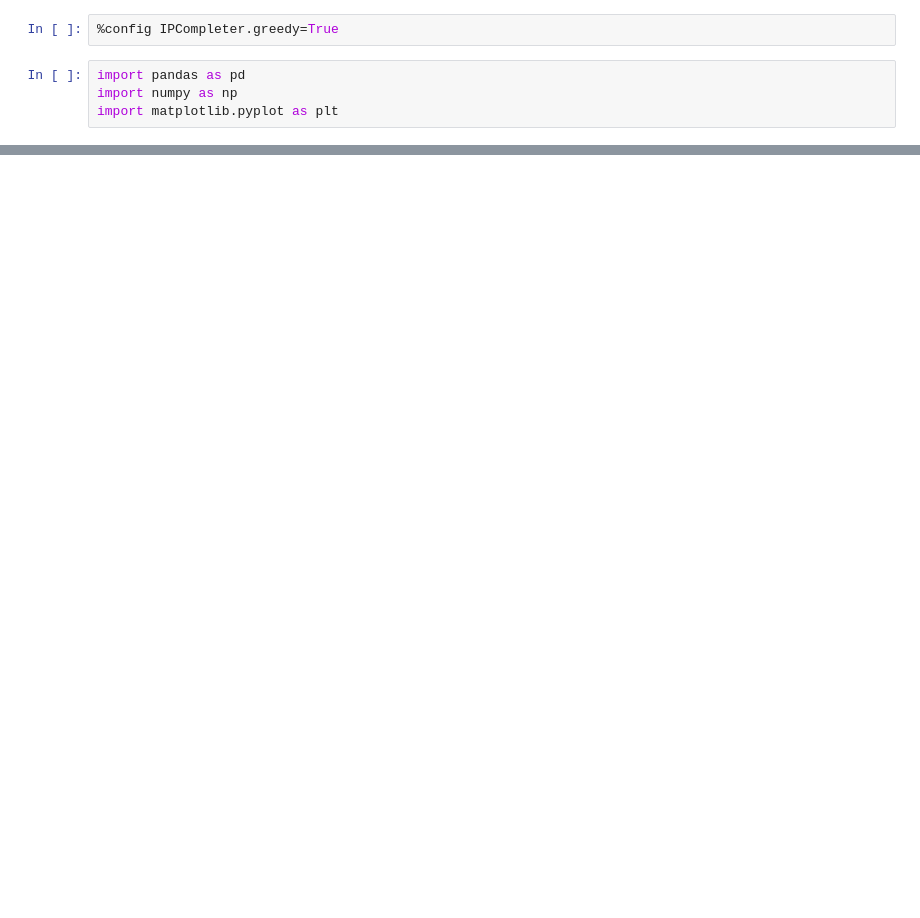
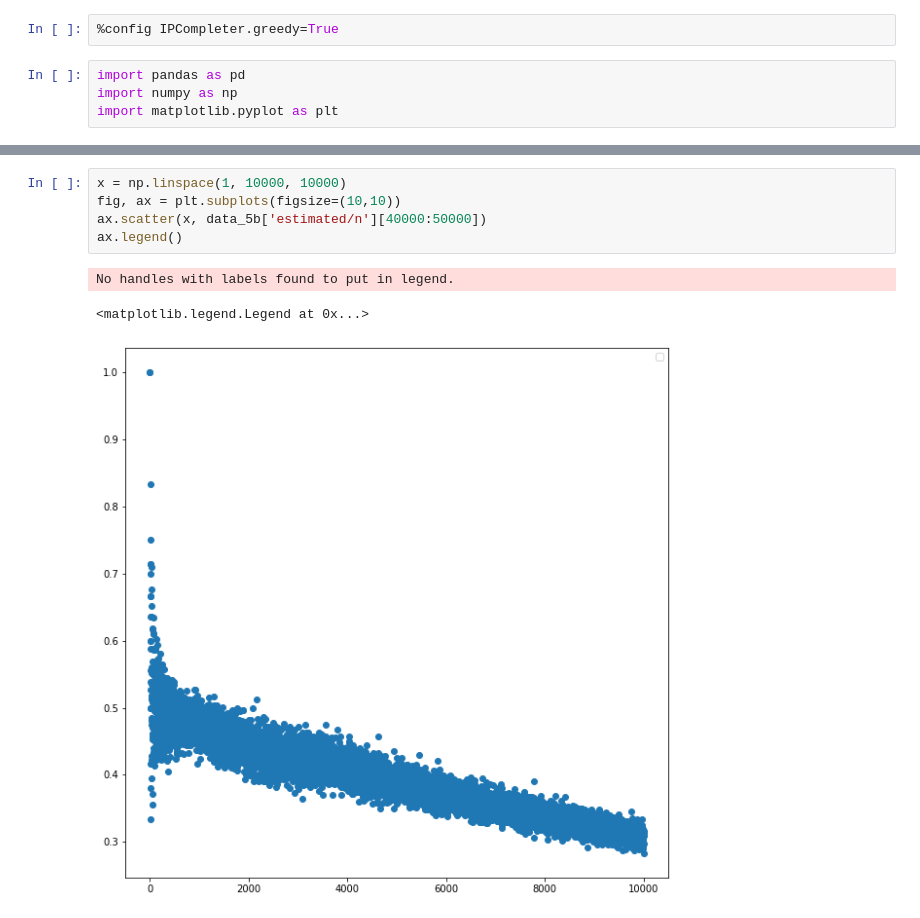
Before and after one commit to JakubGogola-IDENTT/analysis_of_algorithms, a Jupyter notebook: lab2/lab3.ipynb, the cells around one changed output, grey strips where cells are left out. Cells and saved outputs as stored; diff of their text form; blank space fills up the shorter version.

```diff
--- a/lab2/lab3.ipynb
+++ b/lab2/lab3.ipynb
@@ -7 +25,10 @@ import matplotlib.pyplot as plt
+# %%
+x = np.linspace(1, 10000, 10000)
+fig, ax = plt.subplots(figsize=(10,10))
+ax.scatter(x, data_5b['estimated/n'][40000:50000])
+ax.legend()
+# %% [output]
+No handles with labels found to put in legend.
+<matplotlib.legend.Legend at 0x...>
+[figure, added]
 # %%
```
Also changed, not shown: parts of 6 cells of this notebook, 2 other files.
